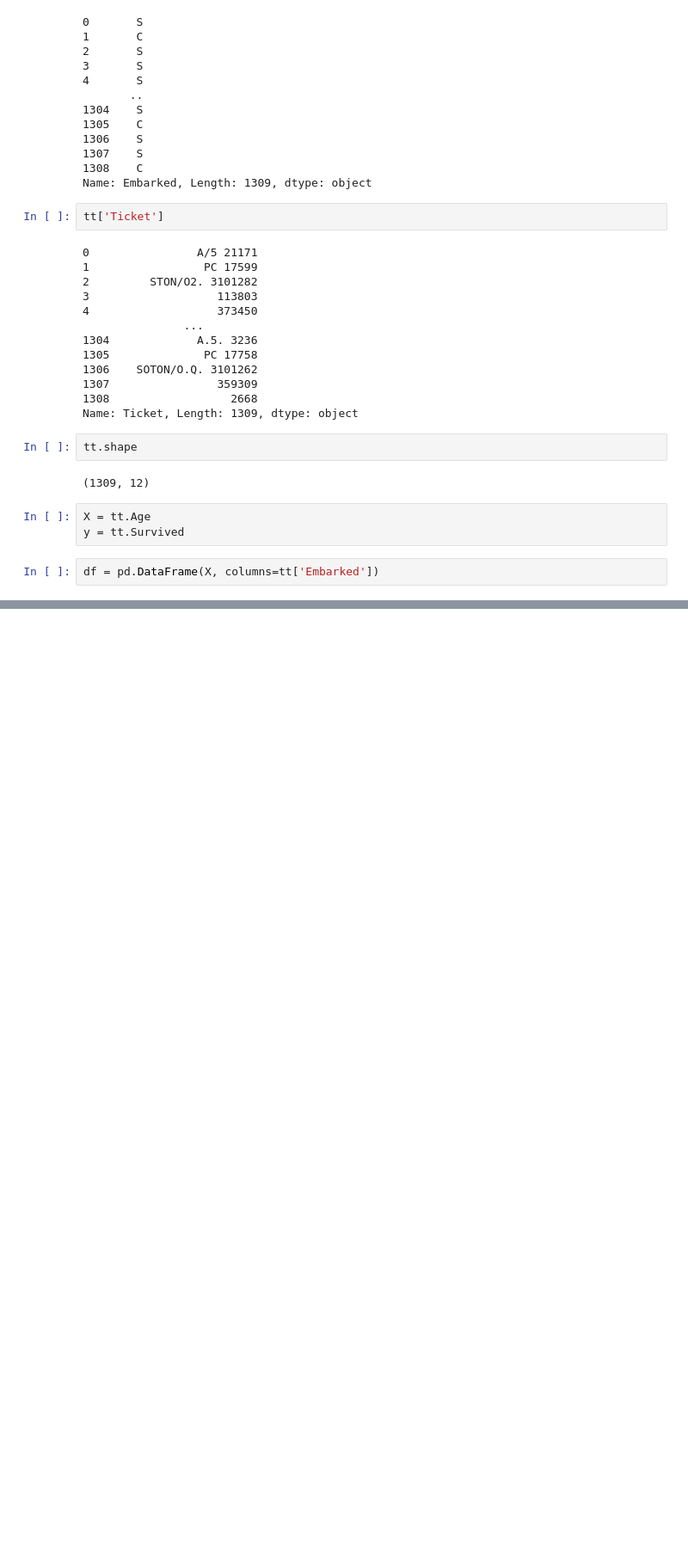
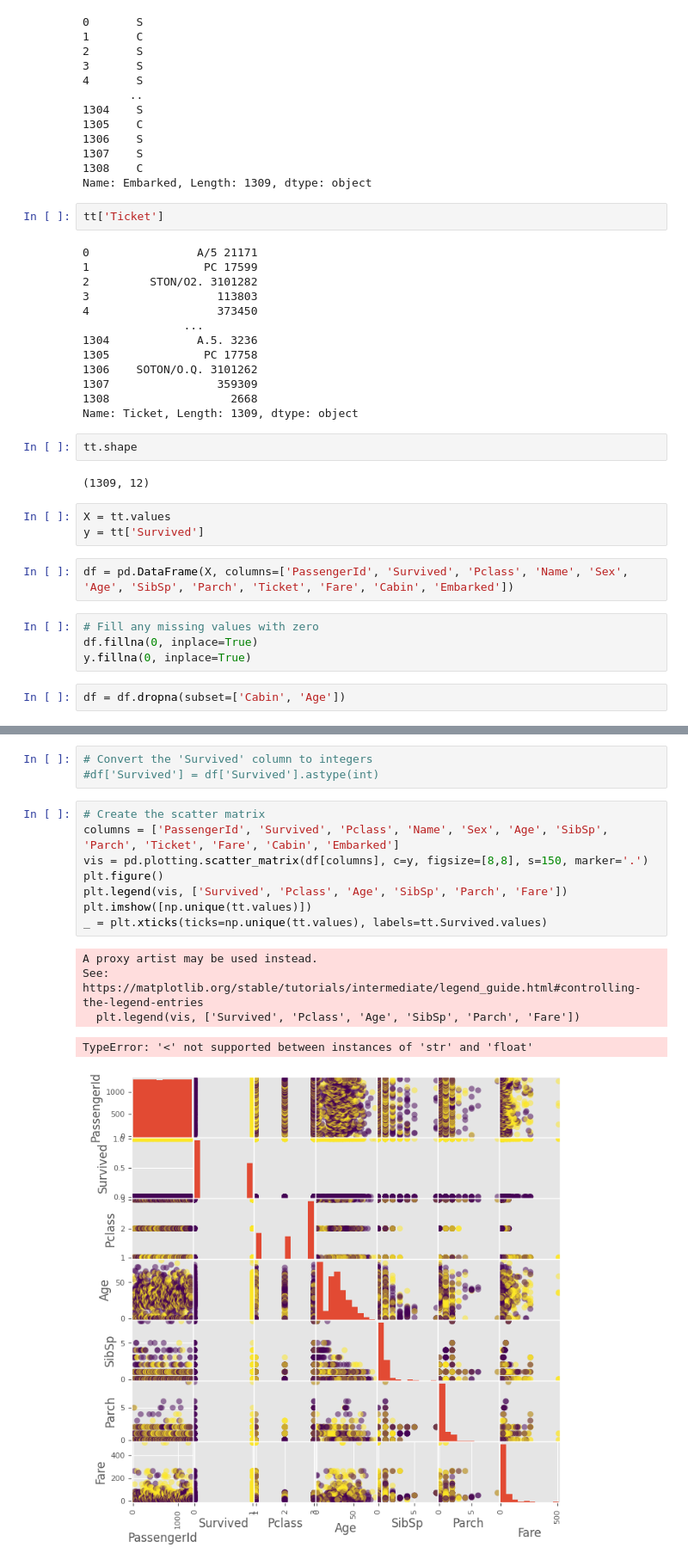
Before and after one commit to Charlotte-Natasha/Supervised_Learning_Challenge, a Jupyter notebook: reg.ipynb, the cells around one changed output, grey strips where cells are left out. Shown: that part at 86% size. Cells and saved outputs as stored; diff of their text form; blank space fills up the shorter version.

Commit message:
scatter matrix set up

```diff
--- a/reg.ipynb
+++ b/reg.ipynb
@@ -76,7 +88,13 @@ tt.shape
 # %% [output]
 (1309, 12)
 # %%
-X = tt.Age
-y = tt.Survived
+X = tt.values
+y = tt['Survived']
 # %%
-df = pd.DataFrame(X, columns=tt['Embarked'])
+df = pd.DataFrame(X, columns=['PassengerId', 'Survived', 'Pclass', 'Name', 'Sex', 'Age', 'SibSp', 'Parch', 'Ticket', 'Fare', 'Cabin', 'Embarked'])
+# %%
+# Fill any missing values with zero
+df.fillna(0, inplace=True)
+y.fillna(0, inplace=True)
+# %%
+df = df.dropna(subset=['Cabin', 'Age'])
@@ -95,0 +175,17 @@ Index: []
+# %%
+# Convert the 'Survived' column to integers
+#df['Survived'] = df['Survived'].astype(int)
+# %%
+# Create the scatter matrix
+columns = ['PassengerId', 'Survived', 'Pclass', 'Name', 'Sex', 'Age', 'SibSp', 'Parch', 'Ticket', 'Fare', 'Cabin', 'Embarked']
+vis = pd.plotting.scatter_matrix(df[columns], c=y, figsize=[8,8], s=150, marker='.')
+plt.figure()
+plt.legend(vis, ['Survived', 'Pclass', 'Age', 'SibSp', 'Parch', 'Fare'])
+plt.imshow([np.unique(tt.values)])
+_ = plt.xticks(ticks=np.unique(tt.values), labels=tt.Survived.values)
+# %% [output]
+A proxy artist may be used instead.
+See: https://matplotlib.org/stable/tutorials/intermediate/legend_guide.html#controlling-the-legend-entries
+  plt.legend(vis, ['Survived', 'Pclass', 'Age', 'SibSp', 'Parch', 'Fare'])
+TypeError: '<' not supported between instances of 'str' and 'float'
+[figure, added]
```
Also changed, not shown: parts of 13 cells of this notebook, 1 other file.
